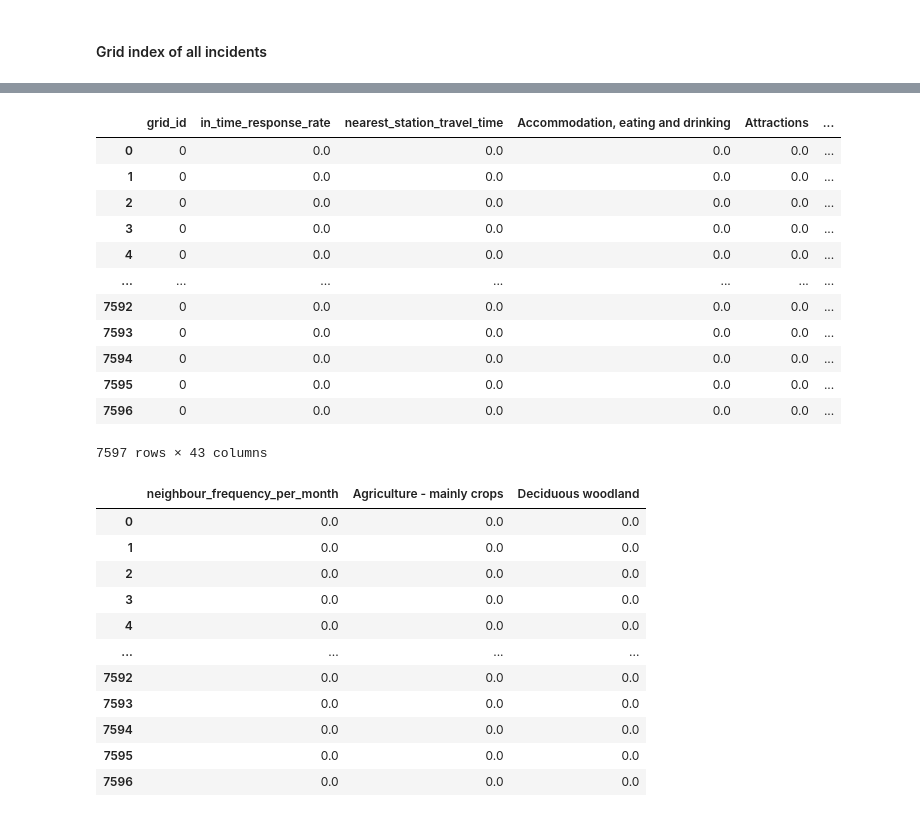
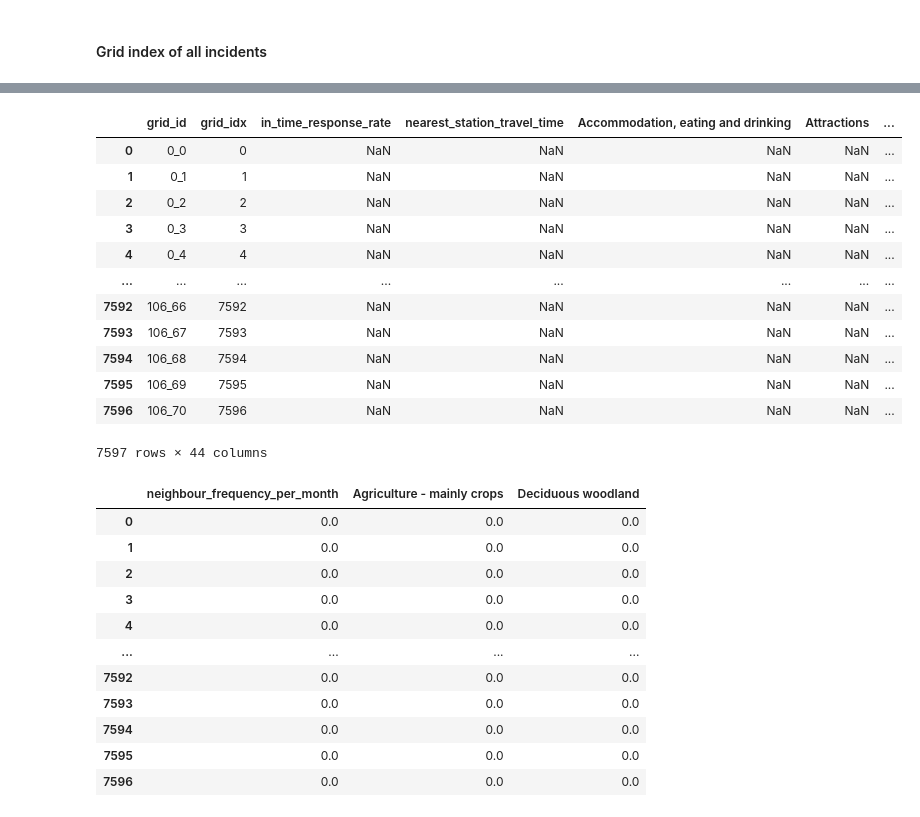
Before and after one commit to Schnappi99/Fire_Station_Optimisation_GA, a Jupyter notebook: utils/preprocess.ipynb, the cells around one changed output, grey strips where cells are left out. Drawn from its saved outputs; the diff is of its cells as text; code cells hidden in the pictures.

```diff
--- a/utils/preprocess.ipynb
+++ b/utils/preprocess.ipynb
@@ -408,31 +326,17 @@ features.head()
-# %%
-# build a full DataFrame with all grid_idx from 0 to total_cells - 1
-total_cells = 7597
-full_features = pd.DataFrame(index=np.arange(total_cells))
-
-features = features.merge(grid_idx_map, on='grid_id', how='left')
-
-full_features = full_features.merge(
-    features.set_index('grid_idx'),
-    left_index=True,
-    right_index=True,
-    how='left'
-)
-
-full_features = full_features.fillna(0)
-
-full_features
-# %% [output]
-|  | grid_id | in_time_response_rate | nearest_station_travel_time | Accommodation, eating and drinking | Attractions | ... |
-| 0 | 0 | 0.0 | 0.0 | 0.0 | 0.0 | ... |
-| 1 | 0 | 0.0 | 0.0 | 0.0 | 0.0 | ... |
-| 2 | 0 | 0.0 | 0.0 | 0.0 | 0.0 | ... |
-| 3 | 0 | 0.0 | 0.0 | 0.0 | 0.0 | ... |
-| 4 | 0 | 0.0 | 0.0 | 0.0 | 0.0 | ... |
-| ... | ... | ... | ... | ... | ... | ... |
-| 7592 | 0 | 0.0 | 0.0 | 0.0 | 0.0 | ... |
-| 7593 | 0 | 0.0 | 0.0 | 0.0 | 0.0 | ... |
-| 7594 | 0 | 0.0 | 0.0 | 0.0 | 0.0 | ... |
-| 7595 | 0 | 0.0 | 0.0 | 0.0 | 0.0 | ... |
-| 7596 | 0 | 0.0 | 0.0 | 0.0 | 0.0 | ... |
-7597 rows × 43 columns
+# %%
+features_full = grid_idx_map.merge(features, on='grid_id', how='left')
+features_full
+# %% [output]
+|  | grid_id | grid_idx | in_time_response_rate | nearest_station_travel_time | Accommodation, eating and drinking | Attractions | ... |
+| 0 | 0_0 | 0 | NaN | NaN | NaN | NaN | ... |
+| 1 | 0_1 | 1 | NaN | NaN | NaN | NaN | ... |
+| 2 | 0_2 | 2 | NaN | NaN | NaN | NaN | ... |
+| 3 | 0_3 | 3 | NaN | NaN | NaN | NaN | ... |
+| 4 | 0_4 | 4 | NaN | NaN | NaN | NaN | ... |
+| ... | ... | ... | ... | ... | ... | ... | ... |
+| 7592 | 106_66 | 7592 | NaN | NaN | NaN | NaN | ... |
+| 7593 | 106_67 | 7593 | NaN | NaN | NaN | NaN | ... |
+| 7594 | 106_68 | 7594 | NaN | NaN | NaN | NaN | ... |
+| 7595 | 106_69 | 7595 | NaN | NaN | NaN | NaN | ... |
+| 7596 | 106_70 | 7596 | NaN | NaN | NaN | NaN | ... |
+7597 rows × 44 columns
```
Also changed, not shown: parts of 29 cells of this notebook, 26 other files.
